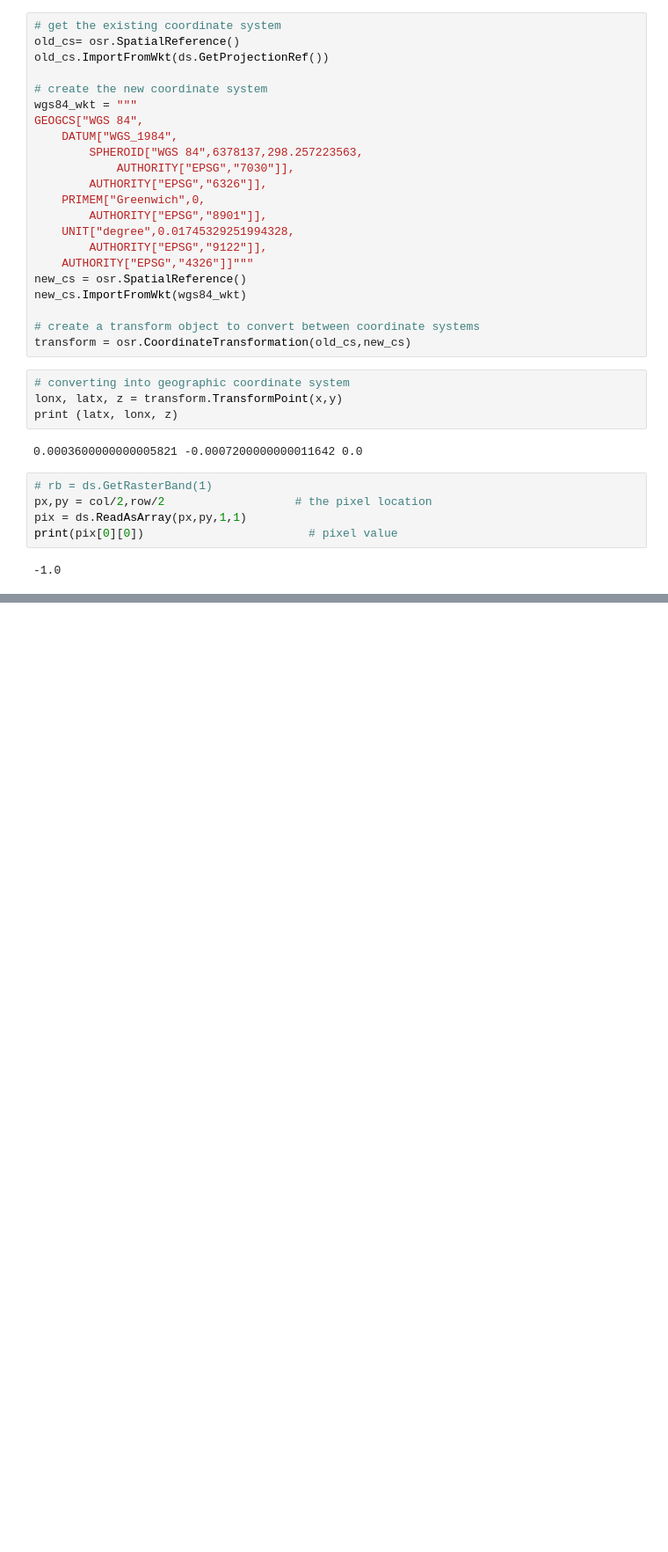
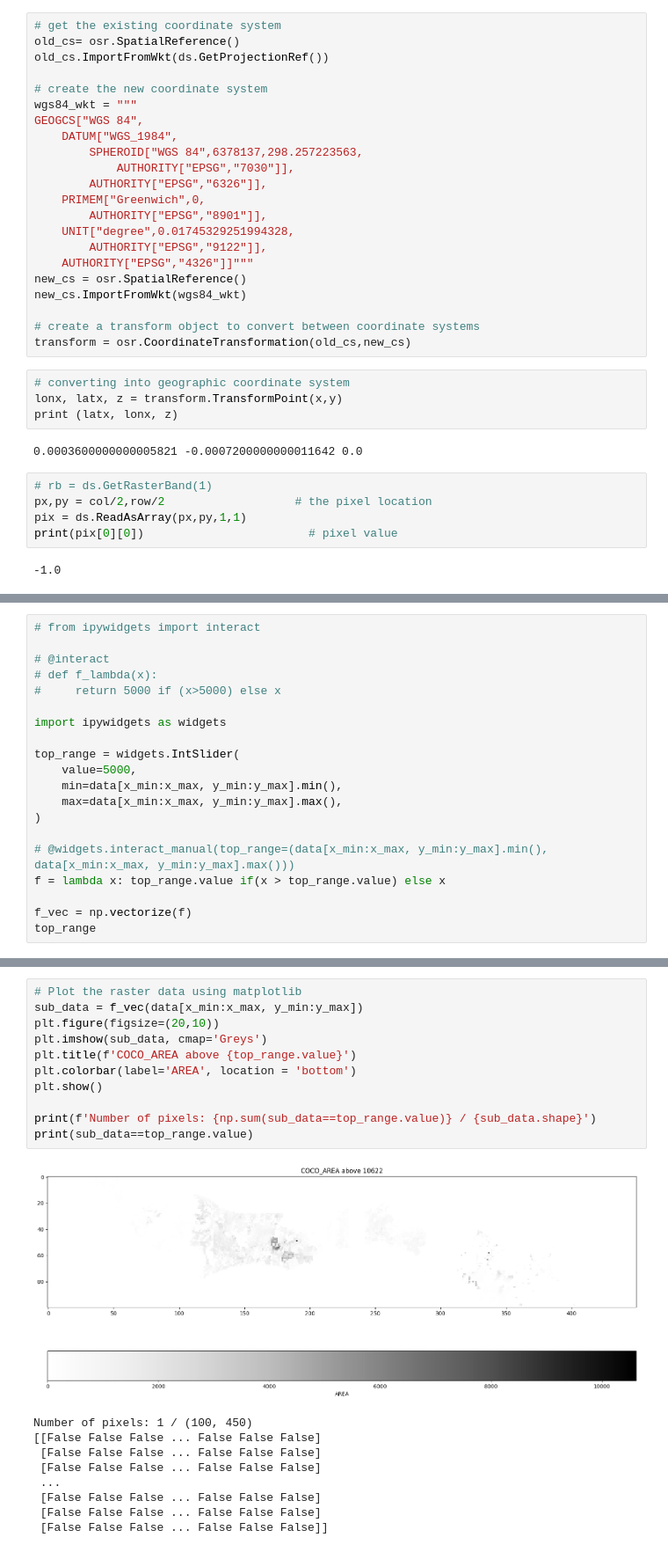
Before and after one commit to KwenteaneResearch/weather_checker, a Jupyter notebook: tiff tests.ipynb, the cells around one changed output, grey strips where cells are left out. Shown at 88% size. Saved outputs shown, nothing was run; the diff lists cells and outputs as text; blank space fills up the shorter version.

```diff
--- a/tiff tests.ipynb
+++ b/tiff tests.ipynb
@@ -119,0 +152,20 @@ print(pix[0][0])                        # pixel value
+# %%
+# from ipywidgets import interact
+
+# @interact
+# def f_lambda(x):
+#     return 5000 if (x>5000) else x
+
+import ipywidgets as widgets
+
+top_range = widgets.IntSlider(
+    value=5000,
+    min=data[x_min:x_max, y_min:y_max].min(),
+    max=data[x_min:x_max, y_min:y_max].max(),
+)
+
+# @widgets.interact_manual(top_range=(data[x_min:x_max, y_min:y_max].min(), data[x_min:x_max, y_min:y_max].max()))
+f = lambda x: top_range.value if(x > top_range.value) else x
+
+f_vec = np.vectorize(f)
+top_range
@@ -119,0 +174,21 @@ print(pix[0][0])                        # pixel value
+# %%
+# Plot the raster data using matplotlib
+sub_data = f_vec(data[x_min:x_max, y_min:y_max])
+plt.figure(figsize=(20,10))
+plt.imshow(sub_data, cmap='Greys')
+plt.title(f'COCO_AREA above {top_range.value}')
+plt.colorbar(label='AREA', location = 'bottom')
+plt.show()
+
+print(f'Number of pixels: {np.sum(sub_data==top_range.value)} / {sub_data.shape}')
+print(sub_data==top_range.value)
+# %% [output]
+[figure, added]
+Number of pixels: 1 / (100, 450)
+[[False False False ... False False False]
+ [False False False ... False False False]
+ [False False False ... False False False]
+ ...
+ [False False False ... False False False]
+ [False False False ... False False False]
+ [False False False ... False False False]]
```
Also changed, not shown: parts of 9 cells of this notebook.
